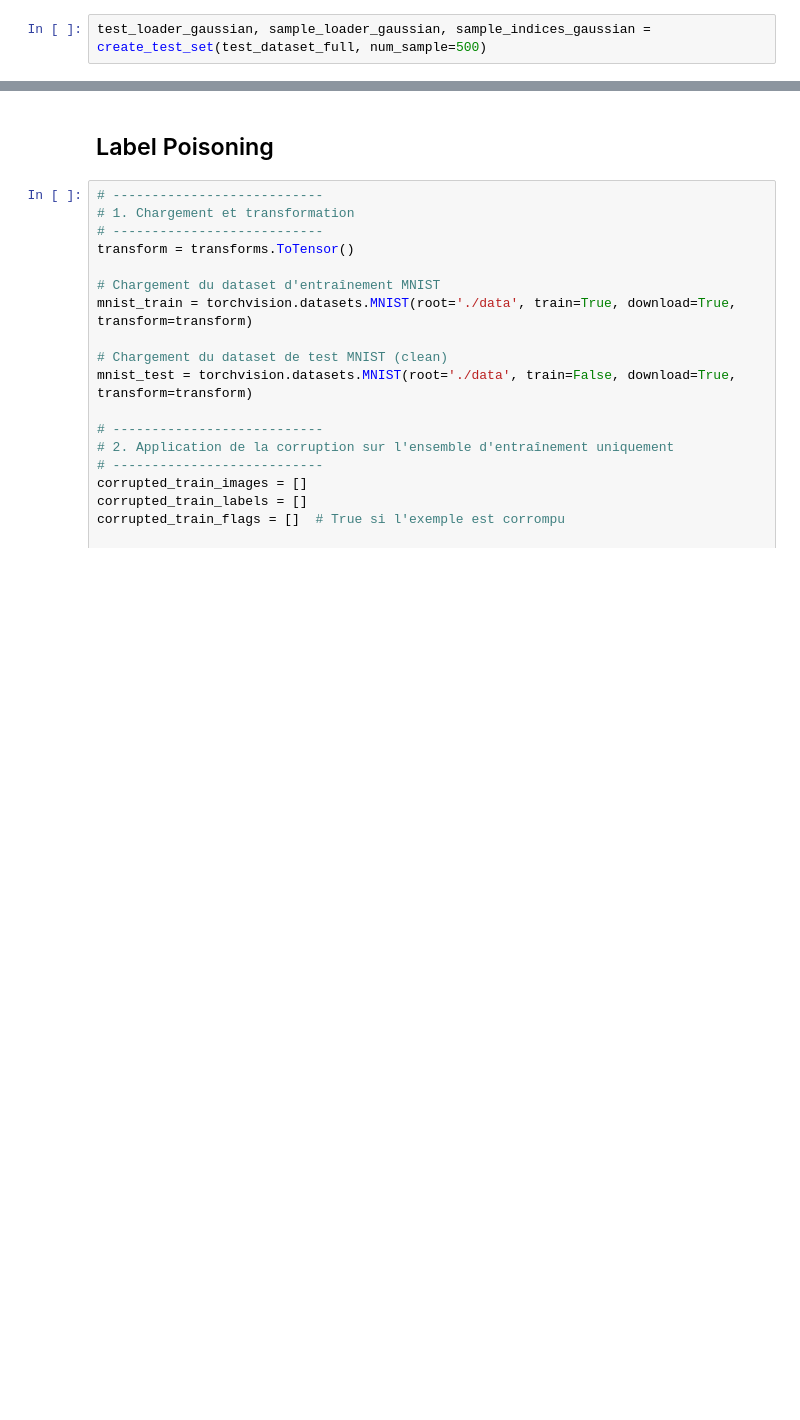
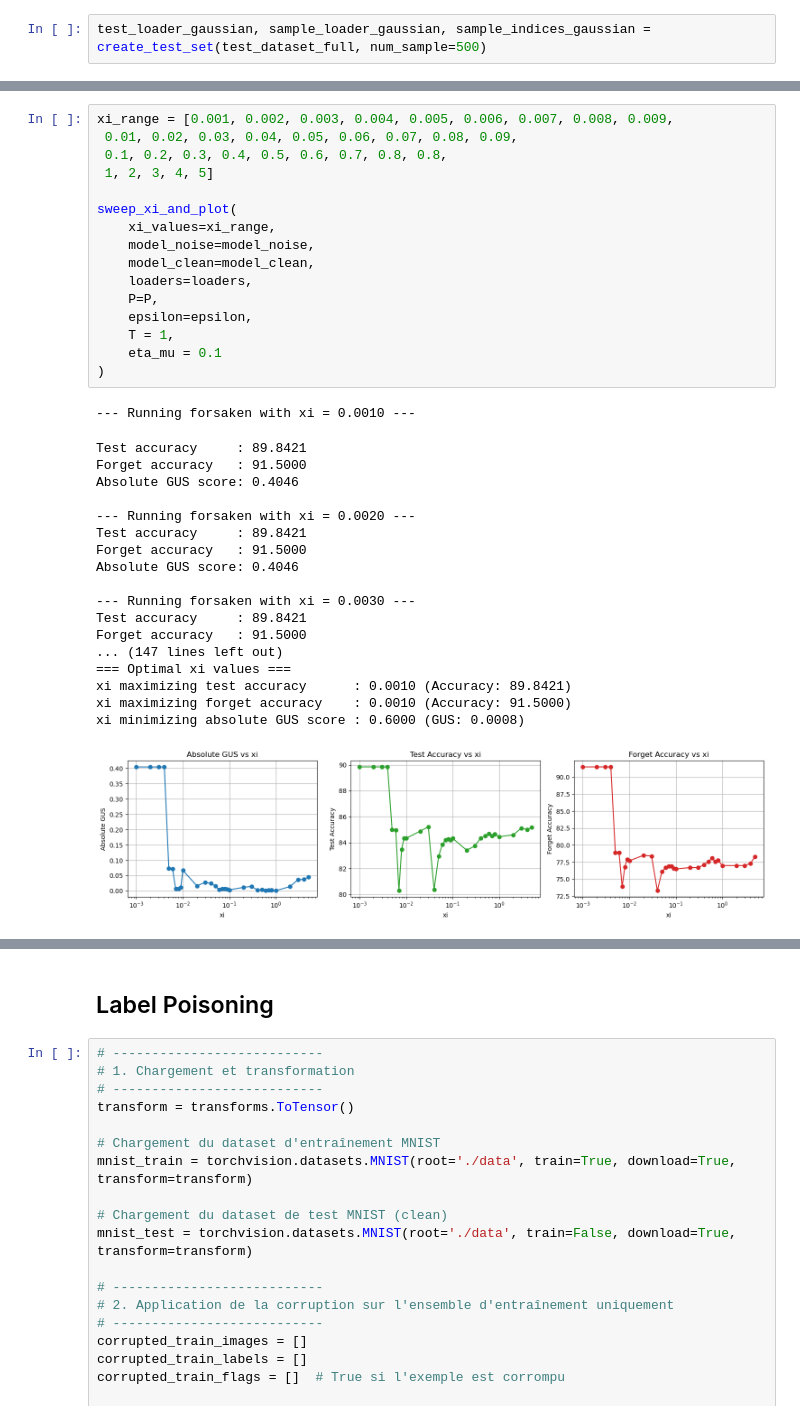
Before and after one commit to DepInfoAliciaSHAO/forsaken, a Jupyter notebook: forsaken.ipynb, the cells around one changed output, grey strips where cells are left out. Drawn from its saved outputs; the diff is of its cells as text; blank space fills up the shorter version.

```diff
--- a/forsaken.ipynb
+++ b/forsaken.ipynb
@@ -1322,0 +1415,36 @@ plot_hist(accuracies_gus)
+# %%
+xi_range = [0.001, 0.002, 0.003, 0.004, 0.005, 0.006, 0.007, 0.008, 0.009,
+ 0.01, 0.02, 0.03, 0.04, 0.05, 0.06, 0.07, 0.08, 0.09,
+ 0.1, 0.2, 0.3, 0.4, 0.5, 0.6, 0.7, 0.8, 0.8,
+ 1, 2, 3, 4, 5]
+
+sweep_xi_and_plot(
+    xi_values=xi_range,
+    model_noise=model_noise,
+    model_clean=model_clean,
+    loaders=loaders,
+    P=P,
+    epsilon=epsilon,
+    T = 1,
+    eta_mu = 0.1
+)
+# %% [output]
+--- Running forsaken with xi = 0.0010 ---
+Test accuracy     : 89.8421
+Forget accuracy   : 91.5000
+Absolute GUS score: 0.4046
+
+--- Running forsaken with xi = 0.0020 ---
+Test accuracy     : 89.8421
+Forget accuracy   : 91.5000
+Absolute GUS score: 0.4046
+
+--- Running forsaken with xi = 0.0030 ---
+Test accuracy     : 89.8421
+Forget accuracy   : 91.5000
+... (147 lines left out)
+=== Optimal xi values ===
+xi maximizing test accuracy      : 0.0010 (Accuracy: 89.8421)
+xi maximizing forget accuracy    : 0.0010 (Accuracy: 91.5000)
+xi minimizing absolute GUS score : 0.6000 (GUS: 0.0008)
+[figure, added]
```
Also changed, not shown: parts of 17 cells of this notebook.
